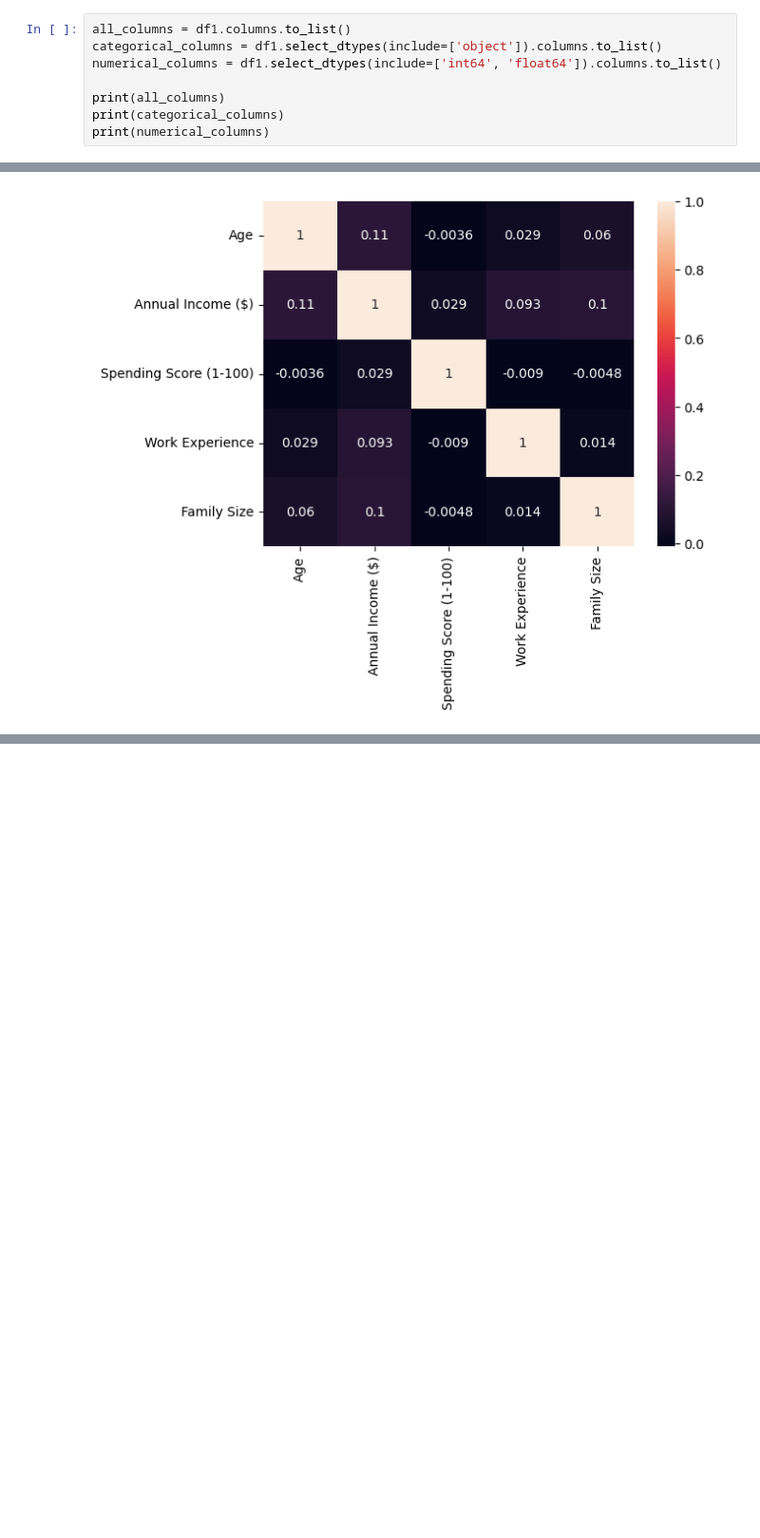
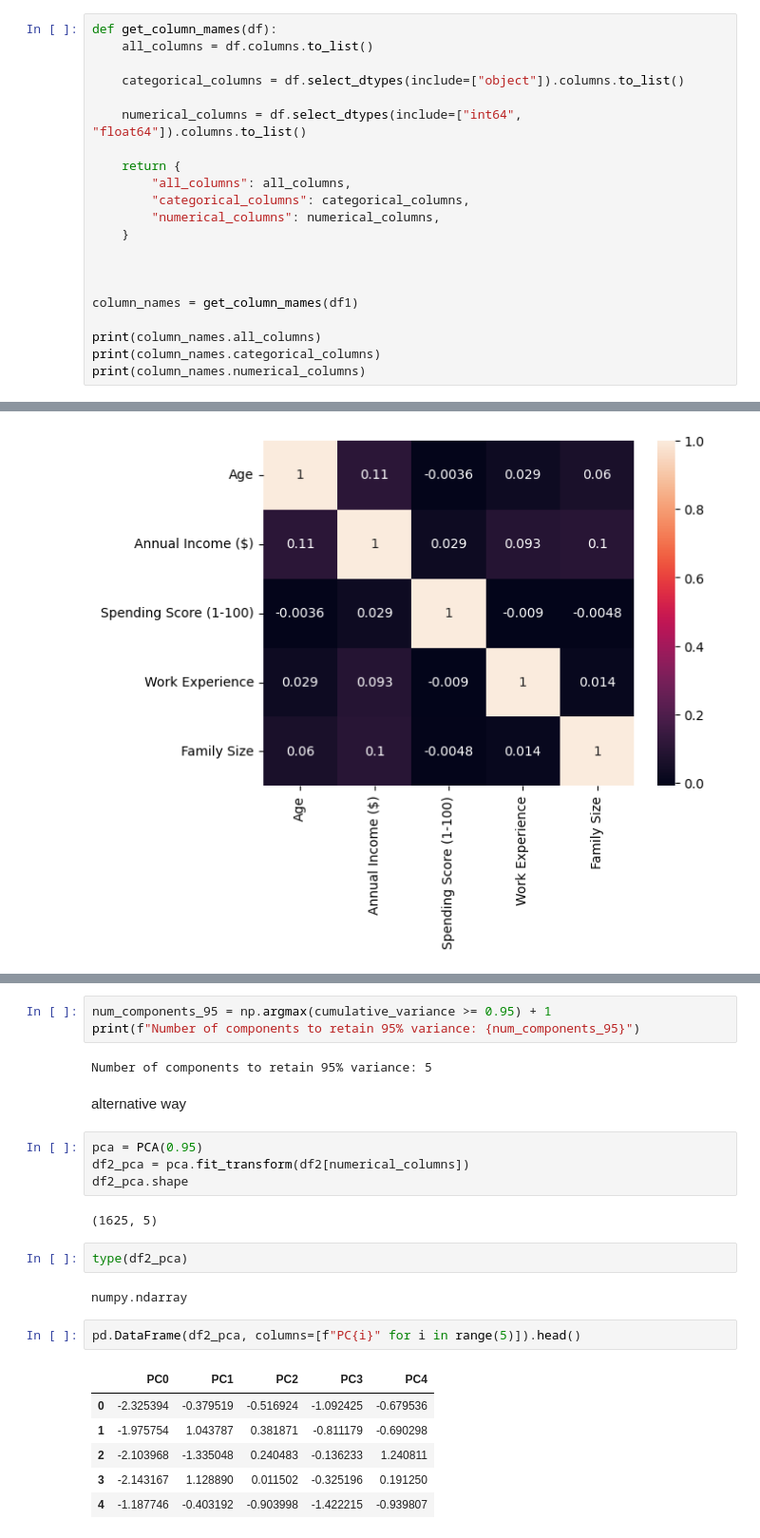
Before and after one commit to mayurasandakalum/shop-customer-data-clustering, a Jupyter notebook: code.ipynb, the cells around one changed output, grey strips where cells are left out. Shown at 95% size. Saved outputs shown, nothing was run; the diff lists cells and outputs as text; blank space fills up the shorter version.

```diff
--- a/code.ipynb
+++ b/code.ipynb
@@ -97,11 +103,24 @@ df1.shape
 # %% [markdown]
 get column names
 # %%
-all_columns = df1.columns.to_list()
-categorical_columns = df1.select_dtypes(include=['object']).columns.to_list()
-numerical_columns = df1.select_dtypes(include=['int64', 'float64']).columns.to_list()
+def get_column_mames(df):
+    all_columns = df.columns.to_list()
 
-print(all_columns)
-print(categorical_columns)
-print(numerical_columns)
+    categorical_columns = df.select_dtypes(include=["object"]).columns.to_list()
+
+    numerical_columns = df.select_dtypes(include=["int64", "float64"]).columns.to_list()
+
+    return {
+        "all_columns": all_columns,
+        "categorical_columns": categorical_columns,
+        "numerical_columns": numerical_columns,
+    }
+
+
+
+column_names = get_column_mames(df1)
+
+print(column_names.all_columns)
+print(column_names.categorical_columns)
+print(column_names.numerical_columns)
 # %% [output]
@@ -343,0 +403,26 @@ sns.heatmap(df2[['Age', 'Annual Income ($)', 'Spending Score (1-100)', 'Work Exp
+# %%
+num_components_95 = np.argmax(cumulative_variance >= 0.95) + 1
+print(f"Number of components to retain 95% variance: {num_components_95}")
+# %% [output]
+Number of components to retain 95% variance: 5
+# %% [markdown]
+alternative way
+# %%
+pca = PCA(0.95)
+df2_pca = pca.fit_transform(df2[numerical_columns])
+df2_pca.shape
+# %% [output]
+(1625, 5)
+# %%
+type(df2_pca)
+# %% [output]
+numpy.ndarray
+# %%
+pd.DataFrame(df2_pca, columns=[f"PC{i}" for i in range(5)]).head()
+# %% [output]
+|  | PC0 | PC1 | PC2 | PC3 | PC4 |
+| 0 | -2.325394 | -0.379519 | -0.516924 | -1.092425 | -0.679536 |
+| 1 | -1.975754 | 1.043787 | 0.381871 | -0.811179 | -0.690298 |
+| 2 | -2.103968 | -1.335048 | 0.240483 | -0.136233 | 1.240811 |
+| 3 | -2.143167 | 1.128890 | 0.011502 | -0.325196 | 0.191250 |
+| 4 | -1.187746 | -0.403192 | -0.903998 | -1.422215 | -0.939807 |
```
Also changed, not shown: parts of 13 cells of this notebook.
